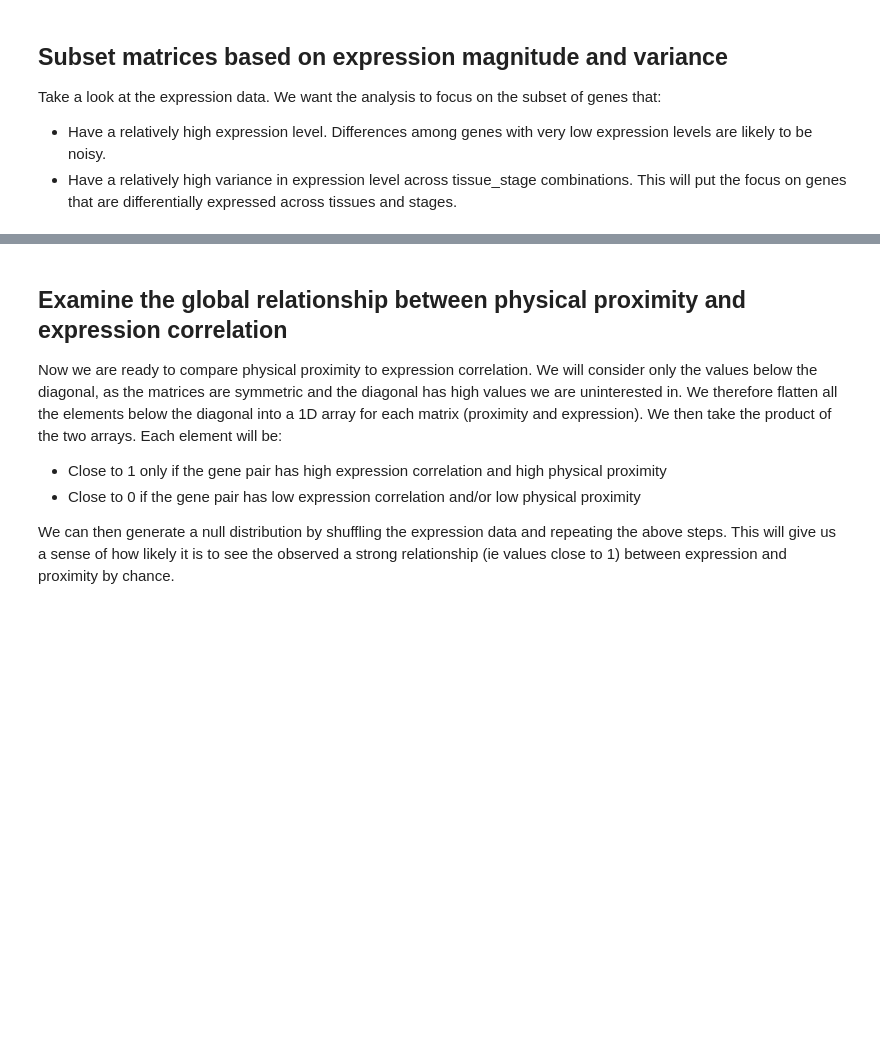
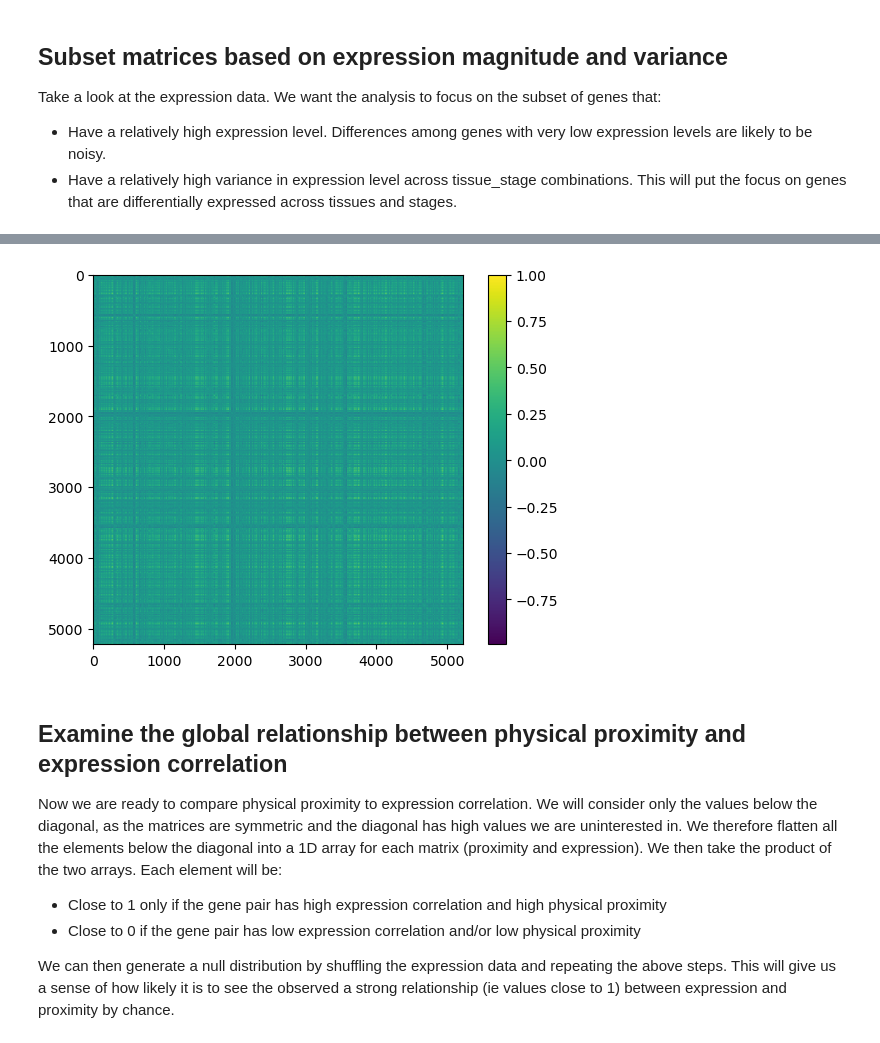
Before and after one commit to dunnlab/nanomia_genome, a Jupyter notebook: analyses_de/expression-proximity.ipynb, the cells around one changed output, grey strips where cells are left out. Drawn from its saved outputs; the diff is of its cells as text; code cells hidden in the pictures; blank space fills up the shorter version.

```diff
--- a/analyses_de/expression-proximity.ipynb
+++ b/analyses_de/expression-proximity.ipynb
@@ -406,3 +524,10 @@ print(focal_expression_similarity_matrix.shape)
+# %%
+
+plt.imshow(focal_expression_similarity_matrix, cmap="viridis")
+plt.colorbar()
+plt.show()
+# %% [output]
+[figure, added]
 # %% [markdown]
 ## Examine the global relationship between physical proximity and expression correlation
 
```
Also changed, not shown: parts of 33 cells of this notebook, 5 other files.
